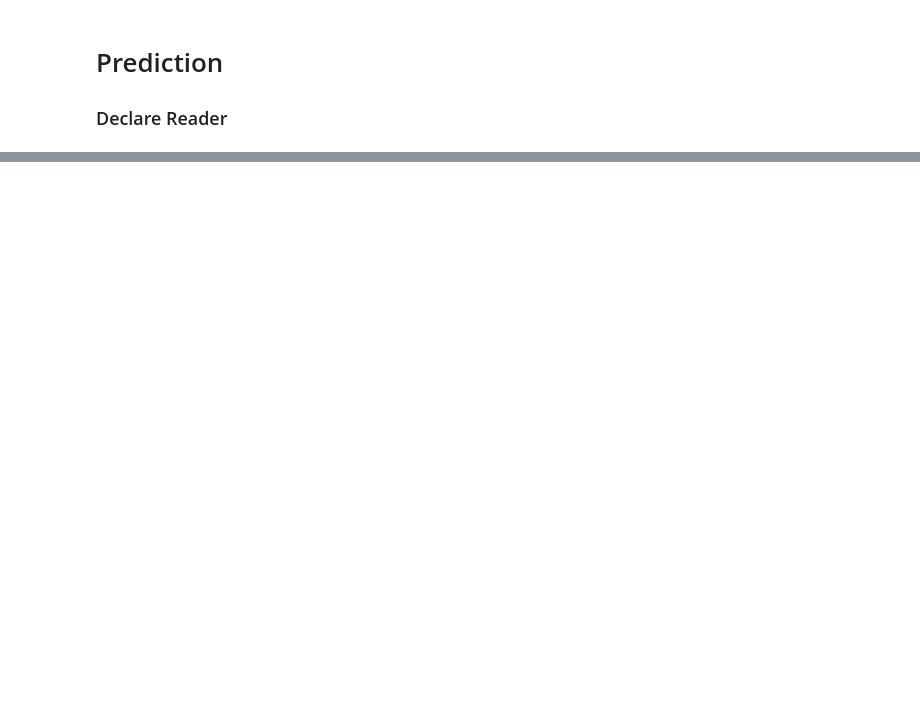
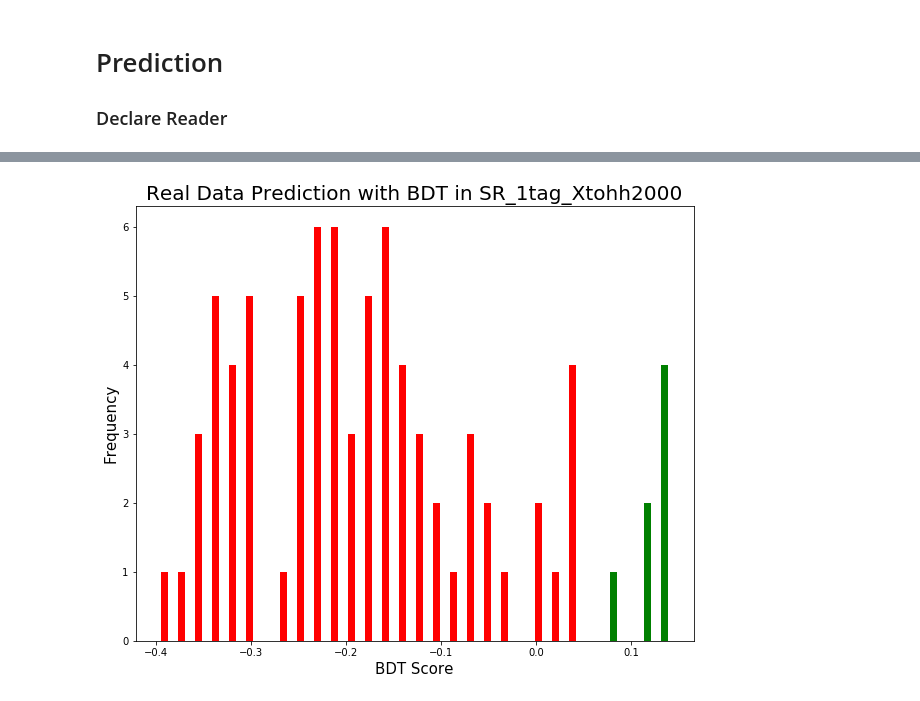
Before and after one commit to arodel21/Boosted_Di-Higgs_Identification, a Jupyter notebook: notebooks/Di-Higgs/Testing_BDT_New.ipynb, the cells around one changed output, grey strips where cells are left out. Drawn from its saved outputs; the diff is of its cells as text; code cells hidden in the pictures; blank space fills up the shorter version.

```diff
--- a/notebooks/Di-Higgs/Testing_BDT_New.ipynb
+++ b/notebooks/Di-Higgs/Testing_BDT_New.ipynb
@@ -545,0 +557,15 @@ Confusion matrix:
+# %%
+import matplotlib.pyplot as plt
+
+score_s = [i for i in score if i > 0.057]
+score_b = [i for i in score if i <= 0.057]
+
+plt.figure(figsize=[10,8])
+plt.hist([score_b, score_s], color=['red', 'green'], bins=30)
+plt.xlabel("BDT Score", fontsize=15)
+plt.ylabel("Frequency", fontsize=15)
+plt.title('Real Data Prediction with BDT in '+config+"_"+type_signal, fontsize=20)
+plt.savefig(config+"_"+type_signal+"_BDT_pred.png")
+plt.show()
+# %% [output]
+[figure, added]
```
Also changed, not shown: parts of 10 cells of this notebook, 1 other file.
